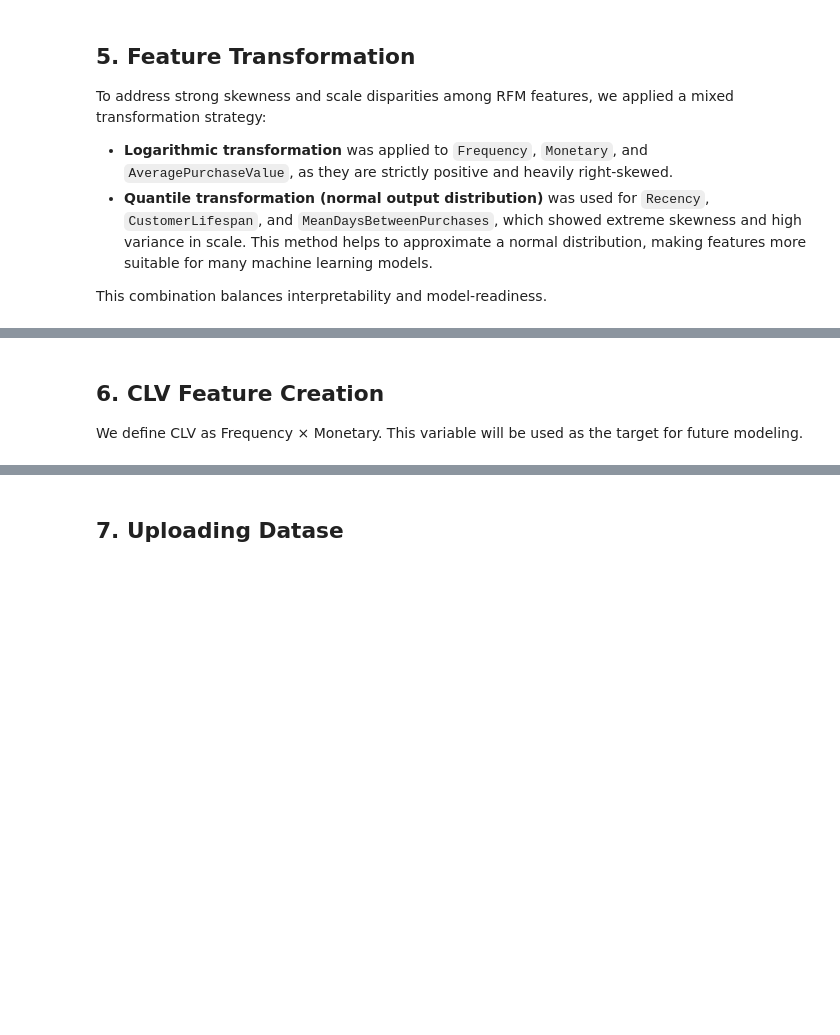
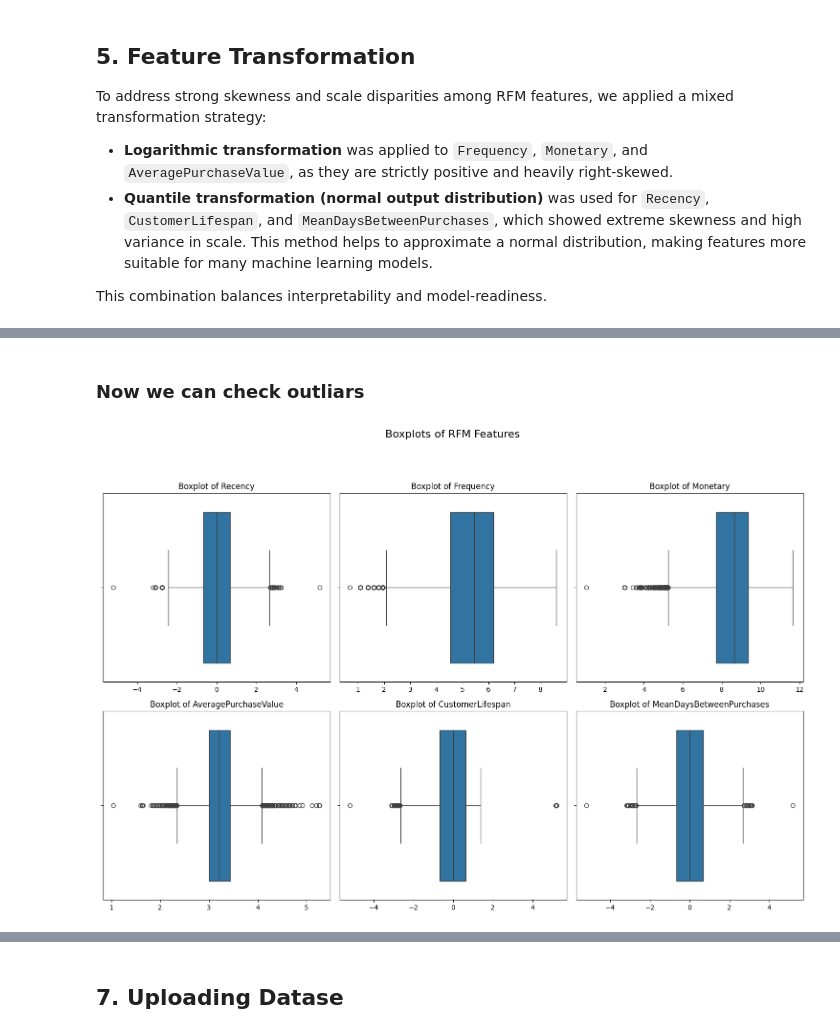
Before and after one commit to IvanOsipovDS/clv_prediction_project, a Jupyter notebook: notebooks/1_EDA.ipynb, the cells around one changed output, grey strips where cells are left out. Saved outputs shown, nothing was run; the diff lists cells and outputs as text; code cells hidden in the pictures; blank space fills up the shorter version.

```diff
--- a/notebooks/1_EDA.ipynb
+++ b/notebooks/1_EDA.ipynb
@@ -174,4 +168,0 @@ plt.show()
-# %% [markdown]
-## 6. CLV Feature Creation
-
-We define CLV as Frequency × Monetary. This variable will be used as the target for future modeling.
@@ -179,0 +169,16 @@ log_rfm["CLV"] = log_rfm["Monetary"] * log_rfm["Frequency"]
+# %% [markdown]
+### Now we can check outliars
+# %%
+plt.figure(figsize=(15, 10))
+
+for i, col in enumerate(rfm_transformed.columns):
+    plt.subplot(2, 3, i + 1)
+    sns.boxplot(data=rfm_transformed, x=col)
+    plt.title(f'Boxplot of {col}')
+    plt.xlabel("")
+
+plt.suptitle("Boxplots of RFM Features", fontsize=16, y=1.02)
+plt.tight_layout(rect=[0, 0, 1, 0.96])
+plt.show()
+# %% [output]
+[figure, added]
```
Also changed, not shown: parts of 19 cells of this notebook.
